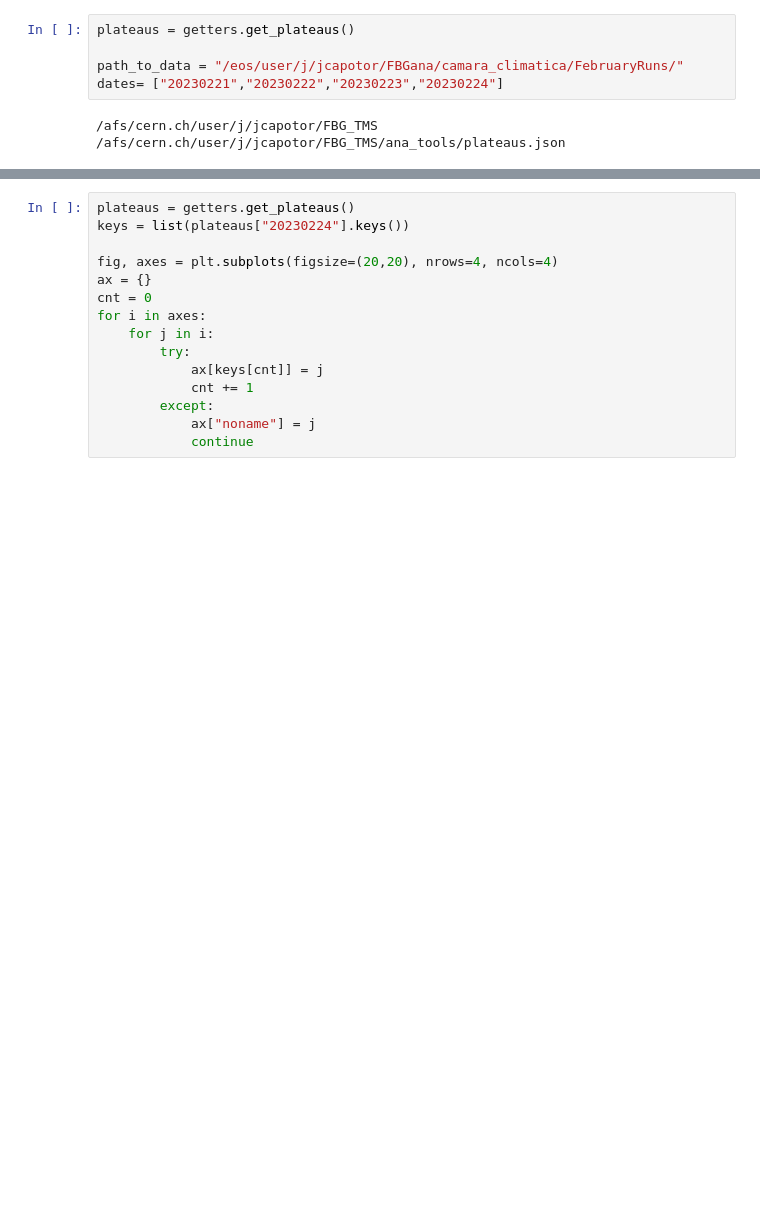
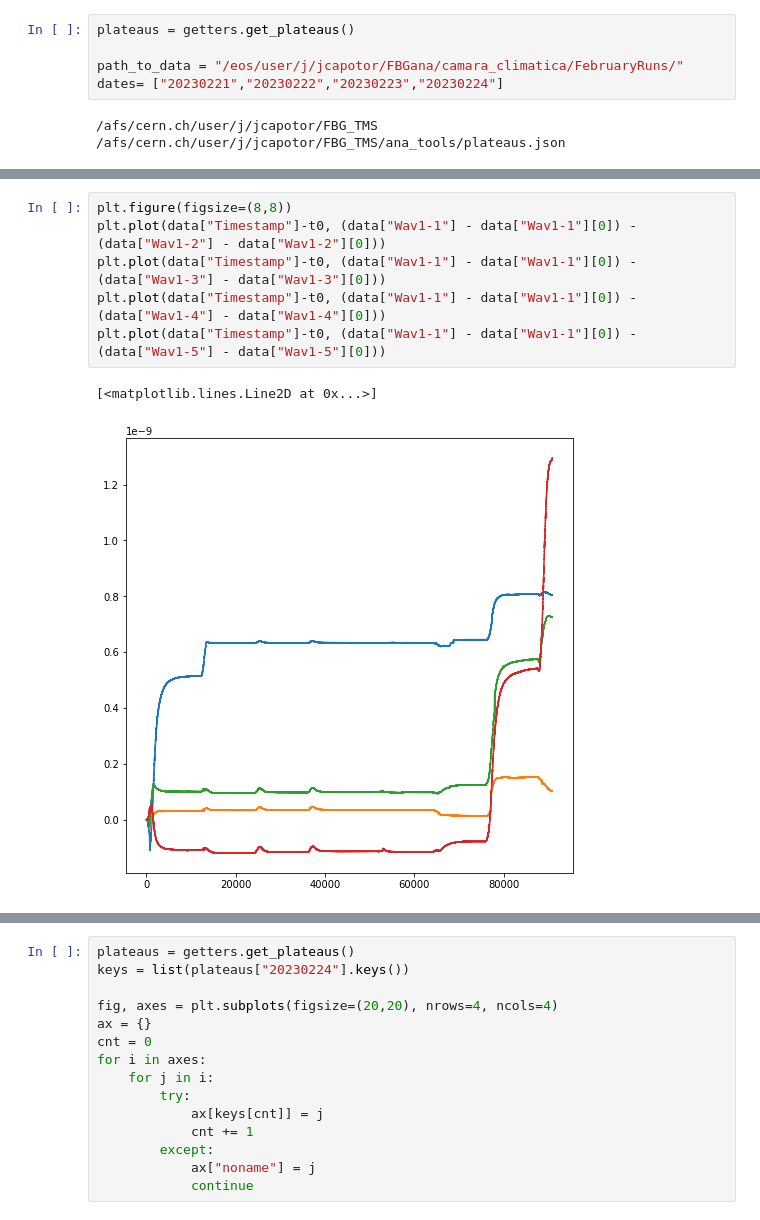
Before and after one commit to jcapo96/FBG_TMS, a Jupyter notebook: ana/feb_runs/Offsets.ipynb, the cells around one changed output, grey strips where cells are left out. Cells and saved outputs as stored; diff of their text form; blank space fills up the shorter version.

```diff
--- a/ana/feb_runs/Offsets.ipynb
+++ b/ana/feb_runs/Offsets.ipynb
@@ -14,0 +32,9 @@ dates= ["20230221","20230222","20230223","20230224"]
+# %%
+plt.figure(figsize=(8,8))
+plt.plot(data["Timestamp"]-t0, (data["Wav1-1"] - data["Wav1-1"][0]) - (data["Wav1-2"] - data["Wav1-2"][0]))
+plt.plot(data["Timestamp"]-t0, (data["Wav1-1"] - data["Wav1-1"][0]) - (data["Wav1-3"] - data["Wav1-3"][0]))
+plt.plot(data["Timestamp"]-t0, (data["Wav1-1"] - data["Wav1-1"][0]) - (data["Wav1-4"] - data["Wav1-4"][0]))
+plt.plot(data["Timestamp"]-t0, (data["Wav1-1"] - data["Wav1-1"][0]) - (data["Wav1-5"] - data["Wav1-5"][0]))
+# %% [output]
+[<matplotlib.lines.Line2D at 0x...>]
+[figure, added]
```
Also changed, not shown: parts of 4 cells of this notebook, 3 other files.
